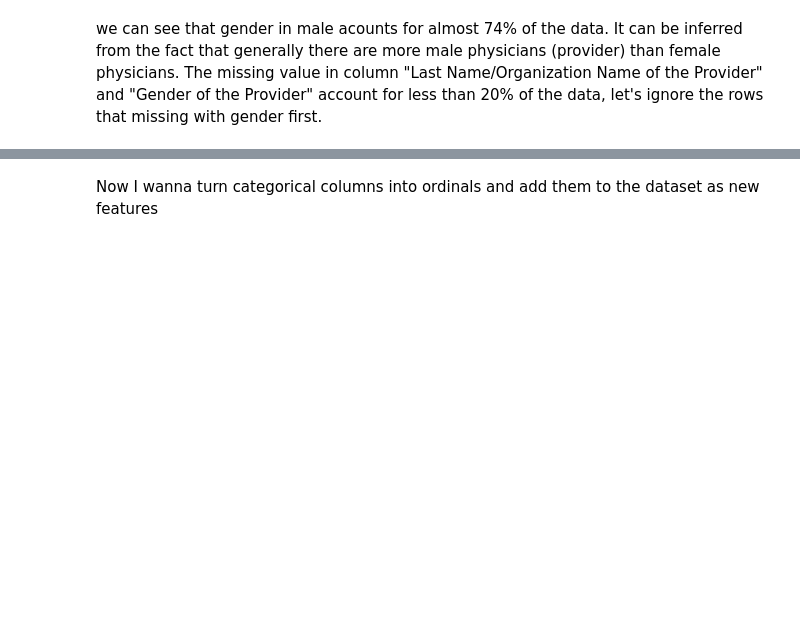
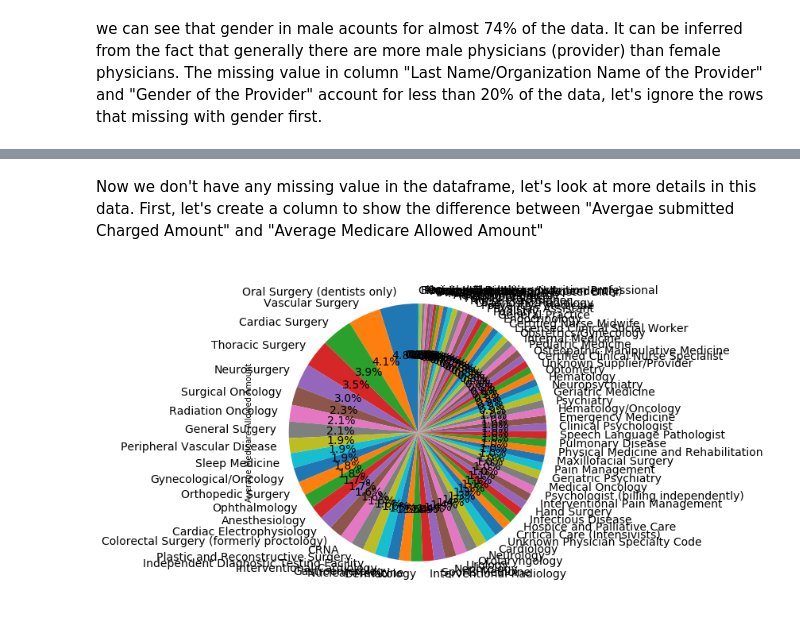
Before and after one commit to chvbs2000/SpringBoard, a Jupyter notebook: Capstone_Project1/analysis.ipynb, the cells around one changed output, grey strips where cells are left out. Cells and saved outputs as stored; diff of their text form; code cells hidden in the pictures; blank space fills up the shorter version.

```diff
--- a/Capstone_Project1/analysis.ipynb
+++ b/Capstone_Project1/analysis.ipynb
@@ -354,2 +130,0 @@ plt.show()
-# %% [markdown]
-Now I wanna turn categorical columns into ordinals and add them to the dataset as new features
@@ -357,0 +131,14 @@ data_ca_dummy = pd.get_dummies(data_ca_drop)
+# %% [markdown]
+Now we don't have any missing value in the dataframe, let's look at more details in this data. First, let's create a column to show the difference between "Avergae submitted Charged Amount" and "Average Medicare Allowed Amount"
+# %%
+data_ca_drop['Average Medicare Difference'] = data_ca_drop['Average Submitted Charge Amount']- data_ca_drop['Average Medicare Allowed Amount']
+# %%
+data_pt_amaa = data_ca_drop.groupby('Provider Type')['Average Medicare Allowed Amount'].mean().reset_index().sort_values('Average Medicare Allowed Amount', ascending = False)
+plt.figure(figsize=(16,8))
+# plot pie chart
+ax1 = plt.subplot(121, aspect='equal')
+data_pt_amaa.plot(kind='pie', y = 'Average Medicare Allowed Amount', ax=ax1, autopct='%1.1f%%',
+ startangle=90, shadow=False, labels=data_pt_amaa['Provider Type'], legend = False, fontsize=14)
+plt.show()
+# %% [output]
+[figure, added]
```
Also changed, not shown: parts of 46 cells of this notebook.
